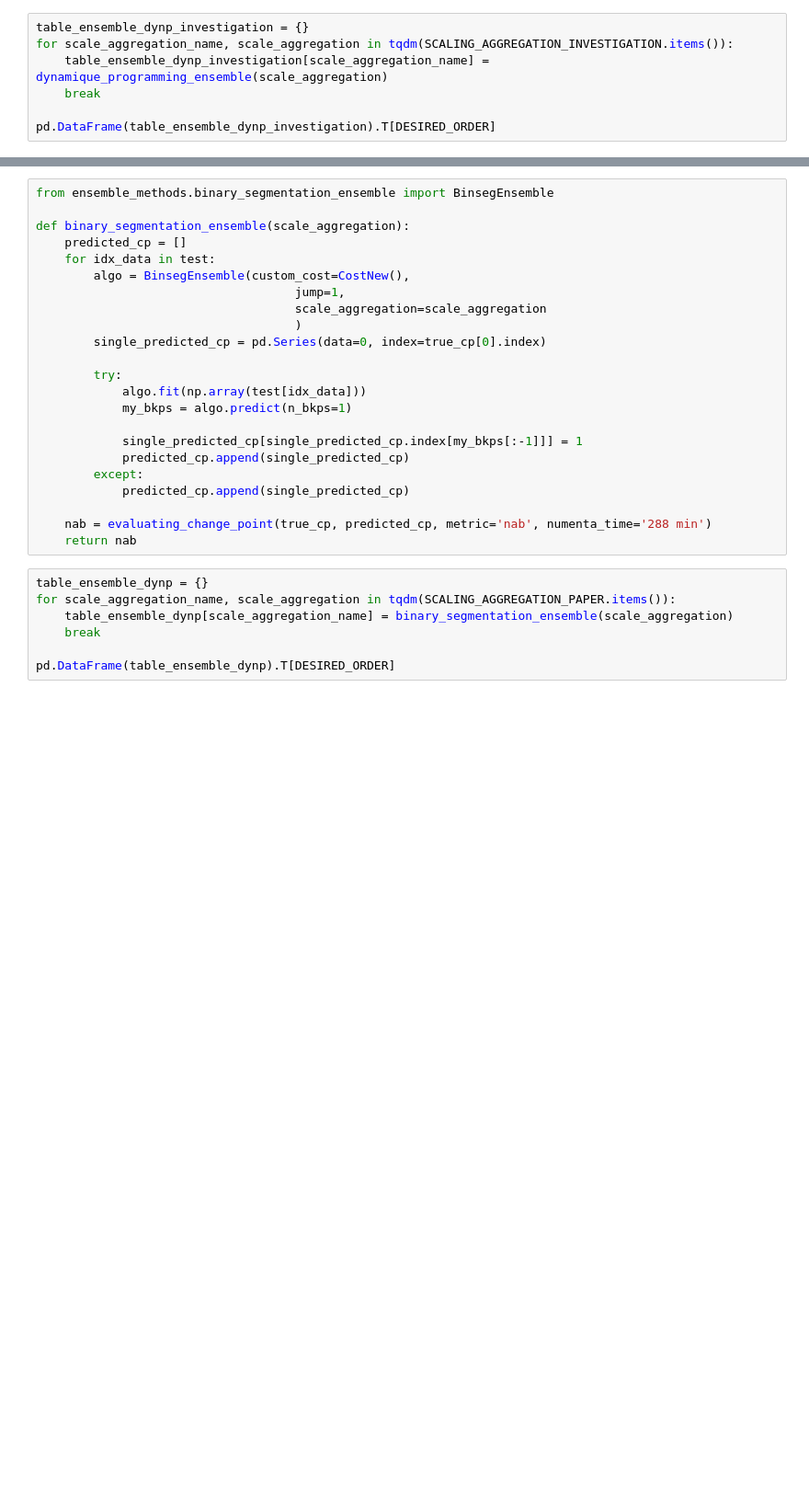
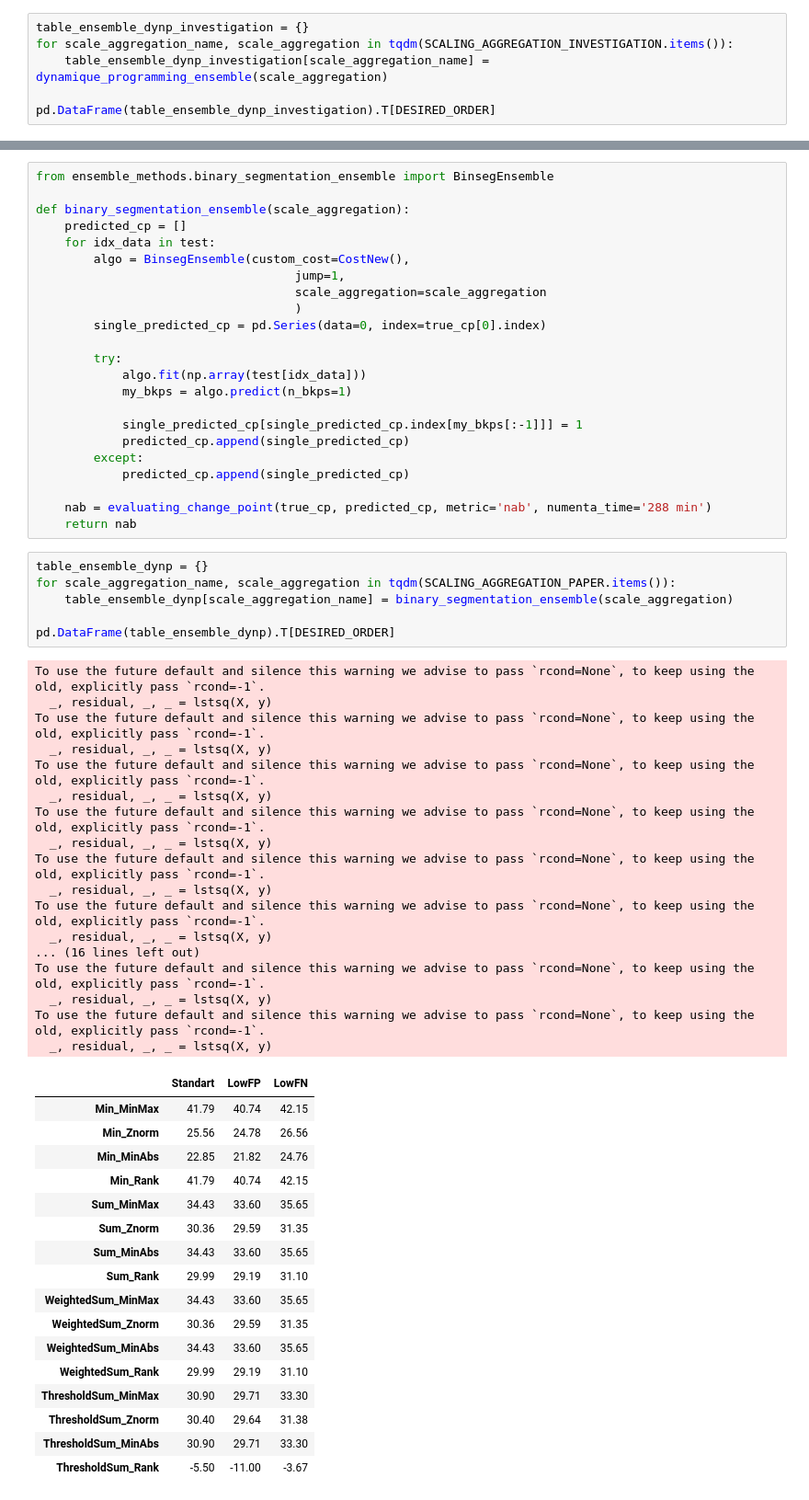
Before and after one commit to theovincent/CPDE, a Jupyter notebook: TEP_scores.ipynb, the cells around one changed output, grey strips where cells are left out. Shown: that part at 92% size. Saved outputs shown, nothing was run; the diff lists cells and outputs as text; blank space fills up the shorter version.

```diff
--- a/TEP_scores.ipynb
+++ b/TEP_scores.ipynb
@@ -251,6 +401,5 @@ pd.DataFrame(table_ensemble_dynp).T[DESIRED_ORDER]
 table_ensemble_dynp_investigation = {}
 for scale_aggregation_name, scale_aggregation in tqdm(SCALING_AGGREGATION_INVESTIGATION.items()):
     table_ensemble_dynp_investigation[scale_aggregation_name] = dynamique_programming_ensemble(scale_aggregation)
-    break
 
 pd.DataFrame(table_ensemble_dynp_investigation).T[DESIRED_ORDER]
@@ -334,10 +514,44 @@ def binary_segmentation_ensemble(scale_aggregation):
 # %%
 table_ensemble_dynp = {}
 for scale_aggregation_name, scale_aggregation in tqdm(SCALING_AGGREGATION_PAPER.items()):
     table_ensemble_dynp[scale_aggregation_name] = binary_segmentation_ensemble(scale_aggregation)
-    break
 
 pd.DataFrame(table_ensemble_dynp).T[DESIRED_ORDER]
+# %% [output]
+To use the future default and silence this warning we advise to pass `rcond=None`, to keep using the old, explicitly pass `rcond=-1`.
+  _, residual, _, _ = lstsq(X, y)
+To use the future default and silence this warning we advise to pass `rcond=None`, to keep using the old, explicitly pass `rcond=-1`.
+  _, residual, _, _ = lstsq(X, y)
+To use the future default and silence this warning we advise to pass `rcond=None`, to keep using the old, explicitly pass `rcond=-1`.
+  _, residual, _, _ = lstsq(X, y)
+To use the future default and silence this warning we advise to pass `rcond=None`, to keep using the old, explicitly pass `rcond=-1`.
+  _, residual, _, _ = lstsq(X, y)
+To use the future default and silence this warning we advise to pass `rcond=None`, to keep using the old, explicitly pass `rcond=-1`.
+  _, residual, _, _ = lstsq(X, y)
+To use the future default and silence this warning we advise to pass `rcond=None`, to keep using the old, explicitly pass `rcond=-1`.
+  _, residual, _, _ = lstsq(X, y)
+... (16 lines left out)
+To use the future default and silence this warning we advise to pass `rcond=None`, to keep using the old, explicitly pass `rcond=-1`.
+  _, residual, _, _ = lstsq(X, y)
+To use the future default and silence this warning we advise to pass `rcond=None`, to keep using the old, explicitly pass `rcond=-1`.
+  _, residual, _, _ = lstsq(X, y)
+|  | Standart | LowFP | LowFN |
+| Min_MinMax | 41.79 | 40.74 | 42.15 |
+| Min_Znorm | 25.56 | 24.78 | 26.56 |
+| Min_MinAbs | 22.85 | 21.82 | 24.76 |
+| Min_Rank | 41.79 | 40.74 | 42.15 |
+| Sum_MinMax | 34.43 | 33.60 | 35.65 |
+| Sum_Znorm | 30.36 | 29.59 | 31.35 |
+| Sum_MinAbs | 34.43 | 33.60 | 35.65 |
+| Sum_Rank | 29.99 | 29.19 | 31.10 |
+| WeightedSum_MinMax | 34.43 | 33.60 | 35.65 |
+| WeightedSum_Znorm | 30.36 | 29.59 | 31.35 |
+| WeightedSum_MinAbs | 34.43 | 33.60 | 35.65 |
+| WeightedSum_Rank | 29.99 | 29.19 | 31.10 |
+| ThresholdSum_MinMax | 30.90 | 29.71 | 33.30 |
+| ThresholdSum_Znorm | 30.40 | 29.64 | 31.38 |
+| ThresholdSum_MinAbs | 30.90 | 29.71 | 33.30 |
+| ThresholdSum_Rank | -5.50 | -11.00 | -3.67 |
 # %%
 table_ensemble_dynp_investigation = {}
 for scale_aggregation_name, scale_aggregation in tqdm(SCALING_AGGREGATION_INVESTIGATION.items()):
```
Also changed, not shown: parts of 19 cells of this notebook.
